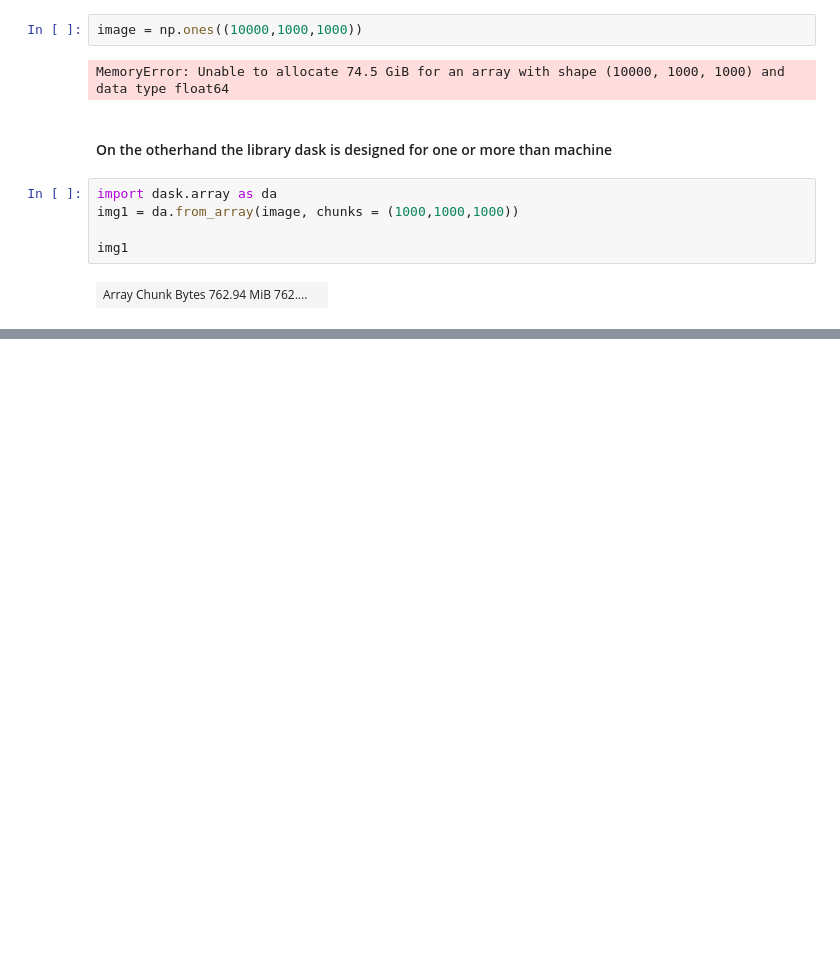
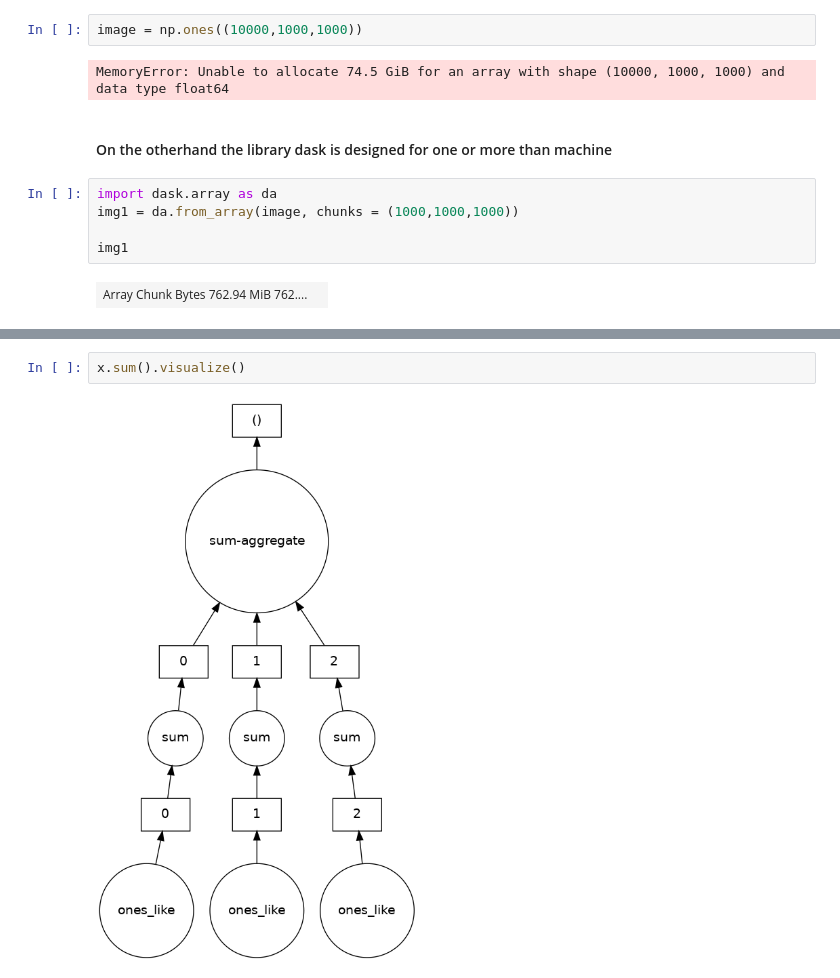
Before and after one commit to anupghosh-git/dask-work, a Jupyter notebook: dask-intro.ipynb, the cells around one changed output, grey strips where cells are left out. Saved outputs shown, nothing was run; the diff lists cells and outputs as text; blank space fills up the shorter version.

```diff
--- a/dask-intro.ipynb
+++ b/dask-intro.ipynb
@@ -43,0 +56,4 @@ img1
+# %%
+x.sum().visualize()
+# %% [output]
+[figure, added]
```
Also changed, not shown: parts of 4 cells of this notebook.
